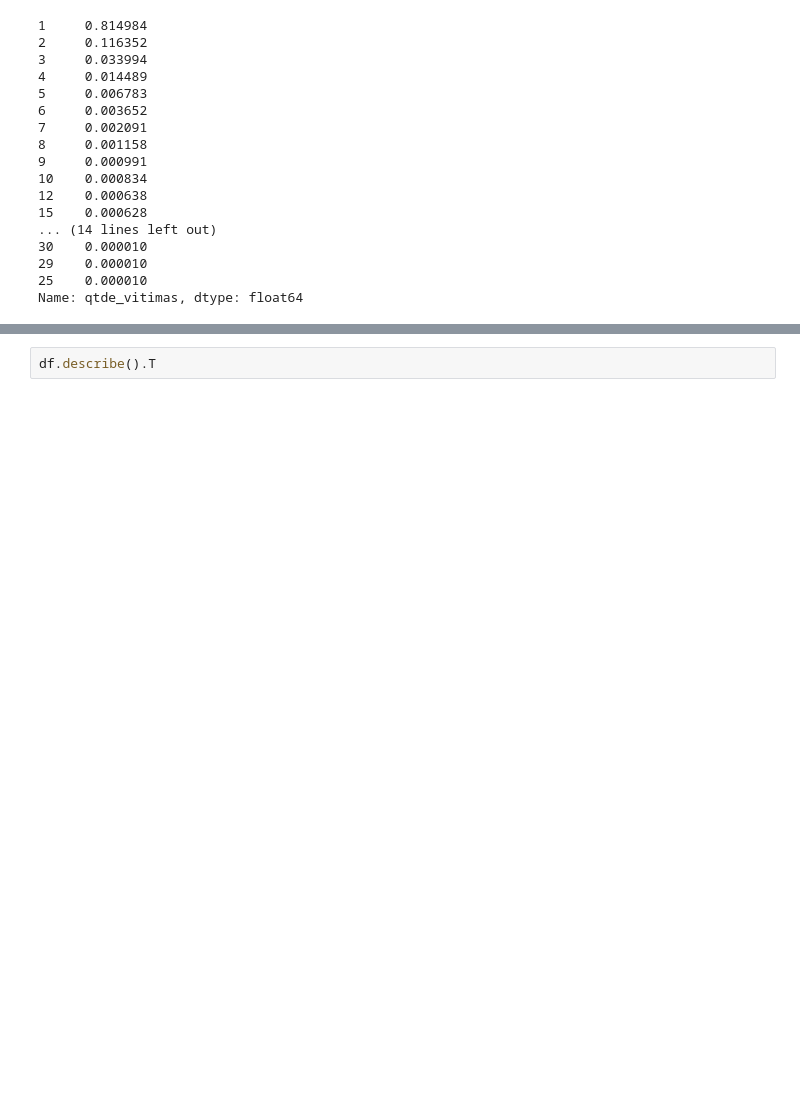
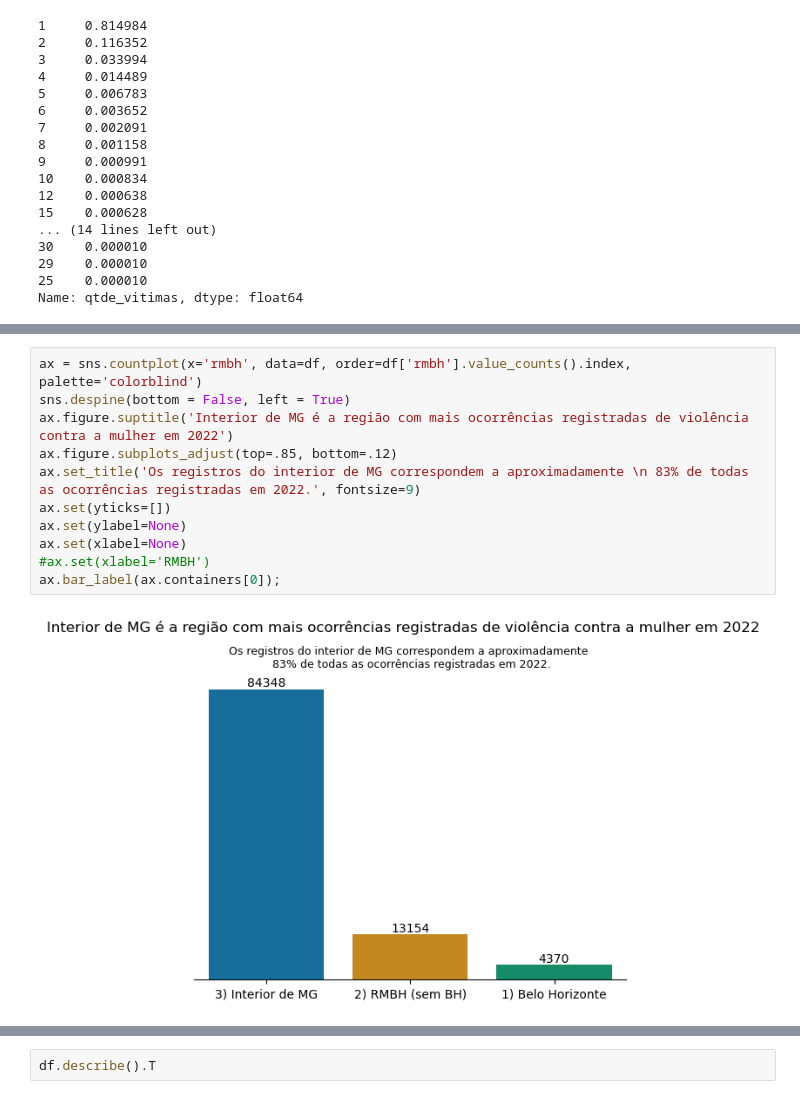
Before and after one commit to cassiasamp/letec_2023, a Jupyter notebook: notebooks/analise_LETEC.ipynb, the cells around one changed output, grey strips where cells are left out. Cells and saved outputs as stored; diff of their text form; blank space fills up the shorter version.

```diff
--- a/notebooks/analise_LETEC.ipynb
+++ b/notebooks/analise_LETEC.ipynb
@@ -316,0 +351,13 @@ for v in values:
+# %%
+ax = sns.countplot(x='rmbh', data=df, order=df['rmbh'].value_counts().index, palette='colorblind')
+sns.despine(bottom = False, left = True)
+ax.figure.suptitle('Interior de MG é a região com mais ocorrências registradas de violência contra a mulher em 2022')
+ax.figure.subplots_adjust(top=.85, bottom=.12)
+ax.set_title('Os registros do interior de MG correspondem a aproximadamente \n 83% de todas as ocorrências registradas em 2022.', fontsize=9)
+ax.set(yticks=[])
+ax.set(ylabel=None)
+ax.set(xlabel=None)
+#ax.set(xlabel='RMBH')
+ax.bar_label(ax.containers[0]);
+# %% [output]
+[figure, added]
```
Also changed, not shown: parts of 103 cells of this notebook.
